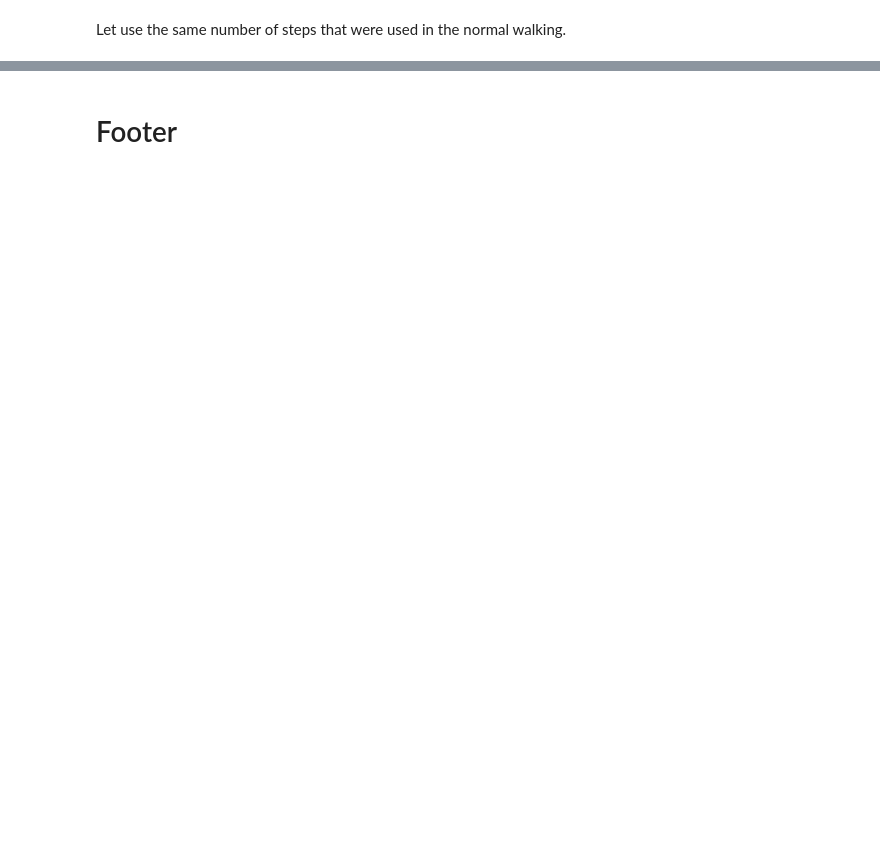
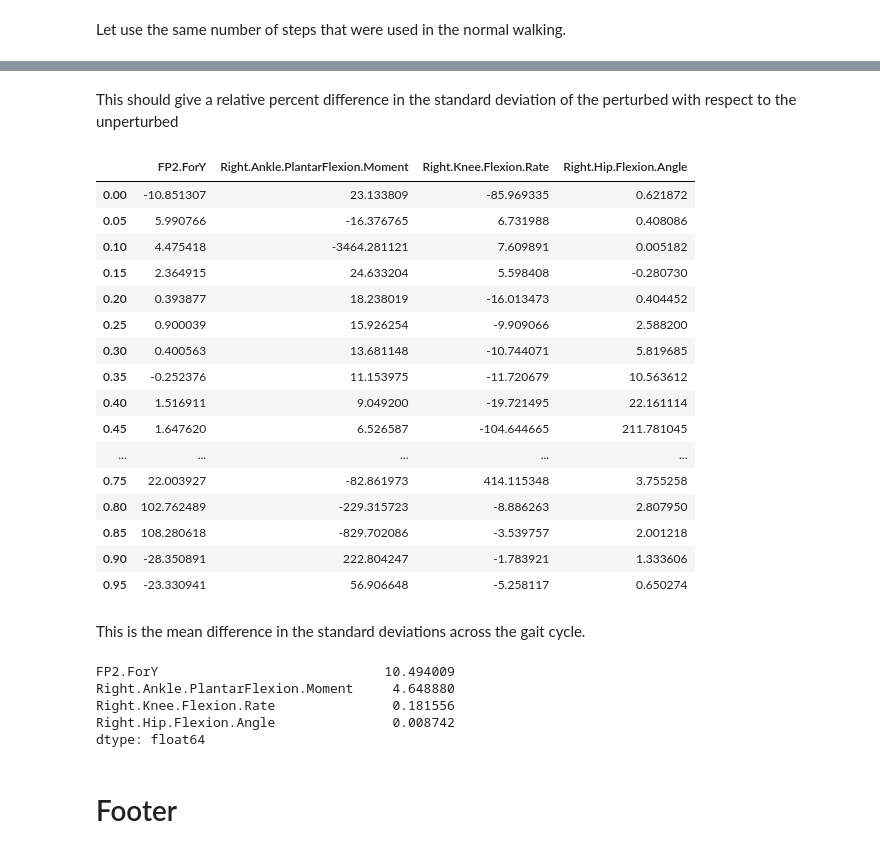
Before and after one commit to csu-hmc/gait-control-direct-id-paper, a Jupyter notebook: notebooks/compare_perturbed_to_normal.ipynb, the cells around one changed output, grey strips where cells are left out. Drawn from its saved outputs; the diff is of its cells as text; code cells hidden in the pictures; blank space fills up the shorter version.

```diff
--- a/notebooks/compare_perturbed_to_normal.ipynb
+++ b/notebooks/compare_perturbed_to_normal.ipynb
@@ -161,3 +197,35 @@ Generating gain plot.
+# %% [markdown]
+This should give a relative percent difference in the standard deviation of the perturbed with respect to the unperturbed
+# %%
+(100 * (std_perturbed - std_normal) / mean_normal)[variables]
+# %% [output]
+|  | FP2.ForY | Right.Ankle.PlantarFlexion.Moment | Right.Knee.Flexion.Rate | Right.Hip.Flexion.Angle |
+| 0.00 | -10.851307 | 23.133809 | -85.969335 | 0.621872 |
+| 0.05 | 5.990766 | -16.376765 | 6.731988 | 0.408086 |
+| 0.10 | 4.475418 | -3464.281121 | 7.609891 | 0.005182 |
+| 0.15 | 2.364915 | 24.633204 | 5.598408 | -0.280730 |
+| 0.20 | 0.393877 | 18.238019 | -16.013473 | 0.404452 |
+| 0.25 | 0.900039 | 15.926254 | -9.909066 | 2.588200 |
+| 0.30 | 0.400563 | 13.681148 | -10.744071 | 5.819685 |
+| 0.35 | -0.252376 | 11.153975 | -11.720679 | 10.563612 |
+| 0.40 | 1.516911 | 9.049200 | -19.721495 | 22.161114 |
+| 0.45 | 1.647620 | 6.526587 | -104.644665 | 211.781045 |
+| ... | ... | ... | ... | ... |
+| 0.75 | 22.003927 | -82.861973 | 414.115348 | 3.755258 |
+| 0.80 | 102.762489 | -229.315723 | -8.886263 | 2.807950 |
+| 0.85 | 108.280618 | -829.702086 | -3.539757 | 2.001218 |
+| 0.90 | -28.350891 | 222.804247 | -1.783921 | 1.333606 |
+| 0.95 | -23.330941 | 56.906648 | -5.258117 | 0.650274 |
+# %% [markdown]
+This is the mean difference in the standard deviations across the gait cycle.
+# %%
+(std_perturbed - std_normal)[variables].mean()
+# %% [output]
+FP2.ForY                             10.494009
+Right.Ankle.PlantarFlexion.Moment     4.648880
+Right.Knee.Flexion.Rate               0.181556
+Right.Hip.Flexion.Angle               0.008742
+dtype: float64
 # %% [markdown]
 # Footer
 # %%
```
Also changed, not shown: parts of 28 cells of this notebook, 1 other file.
